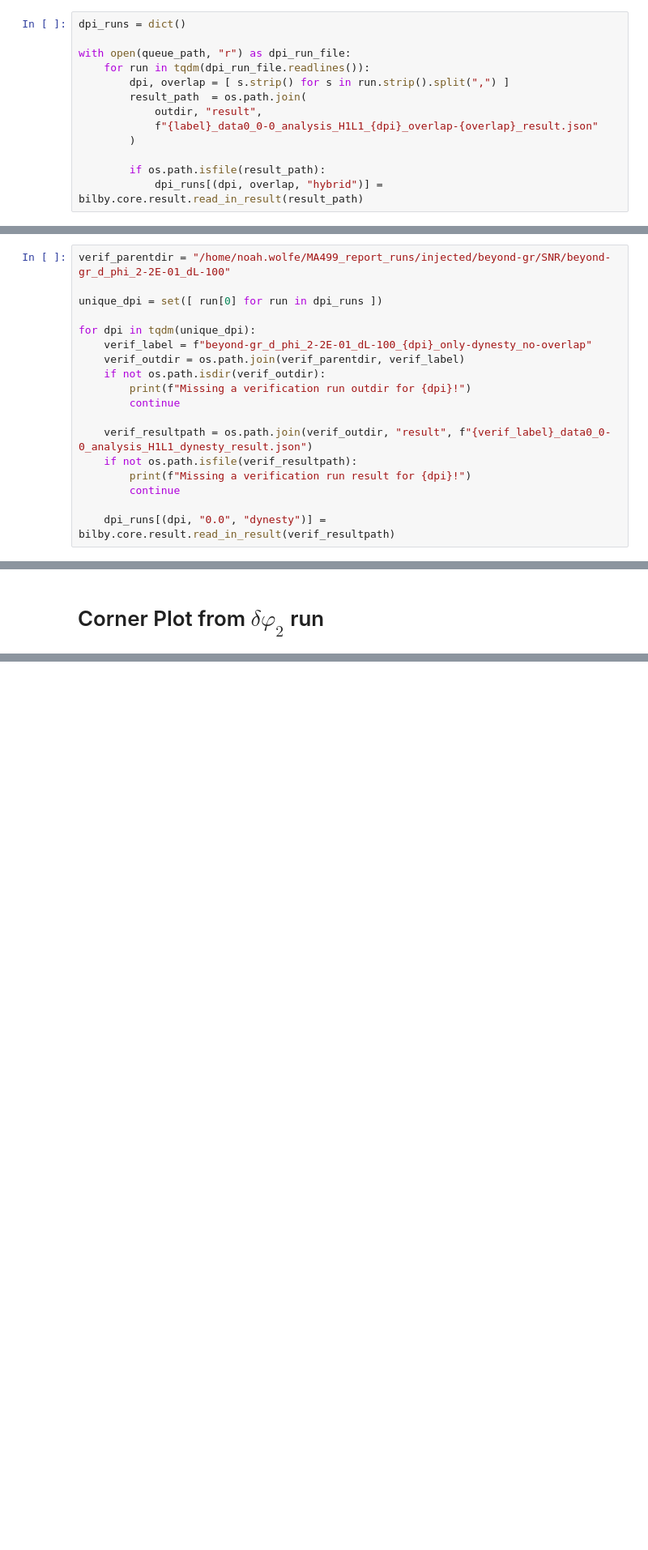
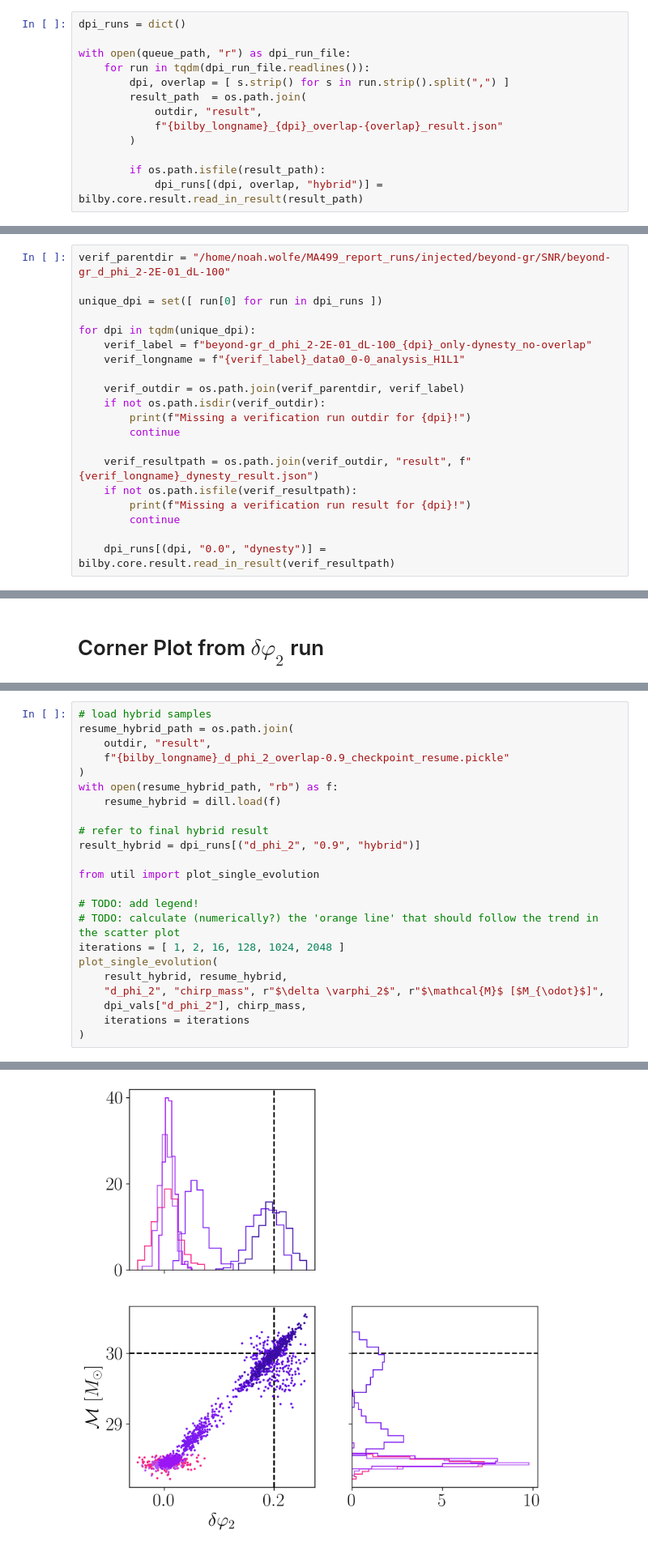
Before and after one commit to noahewolfe/tgr-hybrid-sampling, a Jupyter notebook: high-snr-injection.ipynb, the cells around one changed output, grey strips where cells are left out. Shown at 81% size. Cells and saved outputs as stored; diff of their text form; blank space fills up the shorter version.

Commit message:
Update snapshot plot function  in util file, tested with high-snr result

```diff
--- a/high-snr-injection.ipynb
+++ b/high-snr-injection.ipynb
@@ -57,7 +59,7 @@ with open(queue_path, "r") as dpi_run_file:
         dpi, overlap = [ s.strip() for s in run.strip().split(",") ]
         result_path  = os.path.join(
             outdir, "result",
-            f"{label}_data0_0-0_analysis_H1L1_{dpi}_overlap-{overlap}_result.json"
+            f"{bilby_longname}_{dpi}_overlap-{overlap}_result.json"
         )
 
         if os.path.isfile(result_path):
@@ -71,12 +73,14 @@ unique_dpi = set([ run[0] for run in dpi_runs ])
 
 for dpi in tqdm(unique_dpi):
     verif_label = f"beyond-gr_d_phi_2-2E-01_dL-100_{dpi}_only-dynesty_no-overlap"
+    verif_longname = f"{verif_label}_data0_0-0_analysis_H1L1"
+
     verif_outdir = os.path.join(verif_parentdir, verif_label)
     if not os.path.isdir(verif_outdir):
         print(f"Missing a verification run outdir for {dpi}!")
         continue
 
-    verif_resultpath = os.path.join(verif_outdir, "result", f"{verif_label}_data0_0-0_analysis_H1L1_dynesty_result.json")
+    verif_resultpath = os.path.join(verif_outdir, "result", f"{verif_longname}_dynesty_result.json")
     if not os.path.isfile(verif_resultpath):
         print(f"Missing a verification run result for {dpi}!")
         continue
@@ -192,0 +199,24 @@ ValueError: Format '9' is not supported (supported formats: eps, jpeg, jpg, pdf,
+# %%
+# load hybrid samples
+resume_hybrid_path = os.path.join(
+    outdir, "result",
+    f"{bilby_longname}_d_phi_2_overlap-0.9_checkpoint_resume.pickle"
+)
+with open(resume_hybrid_path, "rb") as f:
+    resume_hybrid = dill.load(f)
+
+# refer to final hybrid result
+result_hybrid = dpi_runs[("d_phi_2", "0.9", "hybrid")]
+
+from util import plot_single_evolution
+
+# TODO: add legend!
+# TODO: calculate (numerically?) the 'orange line' that should follow the trend in the scatter plot
+iterations = [ 1, 2, 16, 128, 1024, 2048 ]
+plot_single_evolution(
+    result_hybrid, resume_hybrid,
+    "d_phi_2", "chirp_mass", r"$\delta \varphi_2$", r"$\mathcal{M}$ [$M_{\odot}$]",
+    dpi_vals["d_phi_2"], chirp_mass,
+    iterations = iterations
+)
+# %% [output]
@@ -192,0 +227 @@ ValueError: Format '9' is not supported (supported formats: eps, jpeg, jpg, pdf,
+[figure, added]
```
Also changed, not shown: parts of 5 cells of this notebook, 1 other file.
